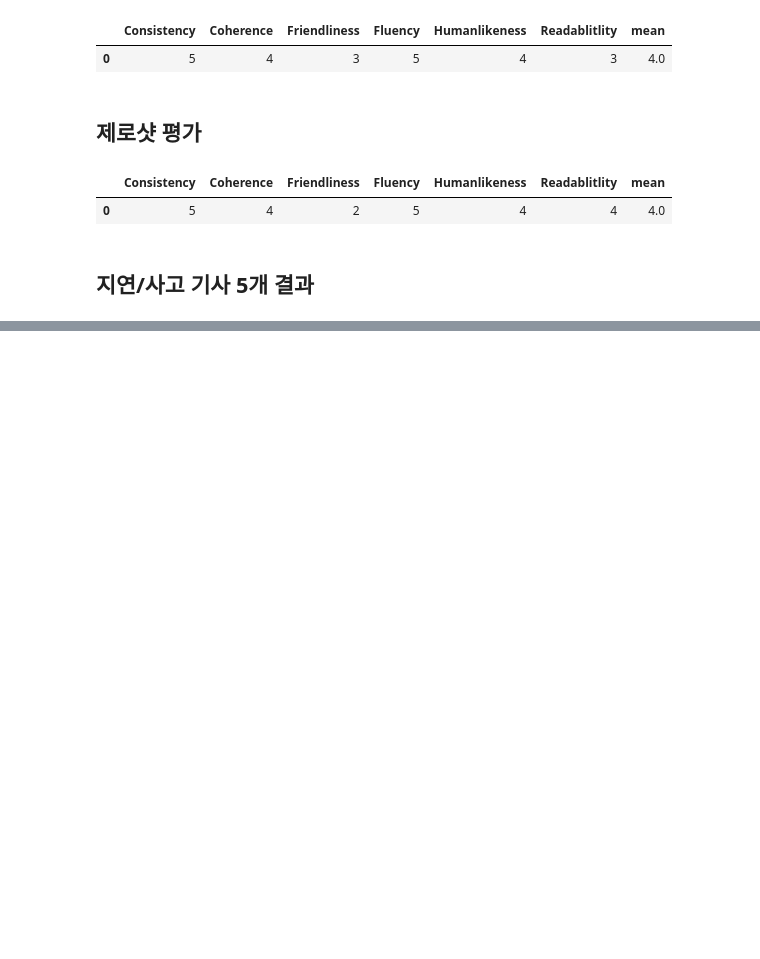
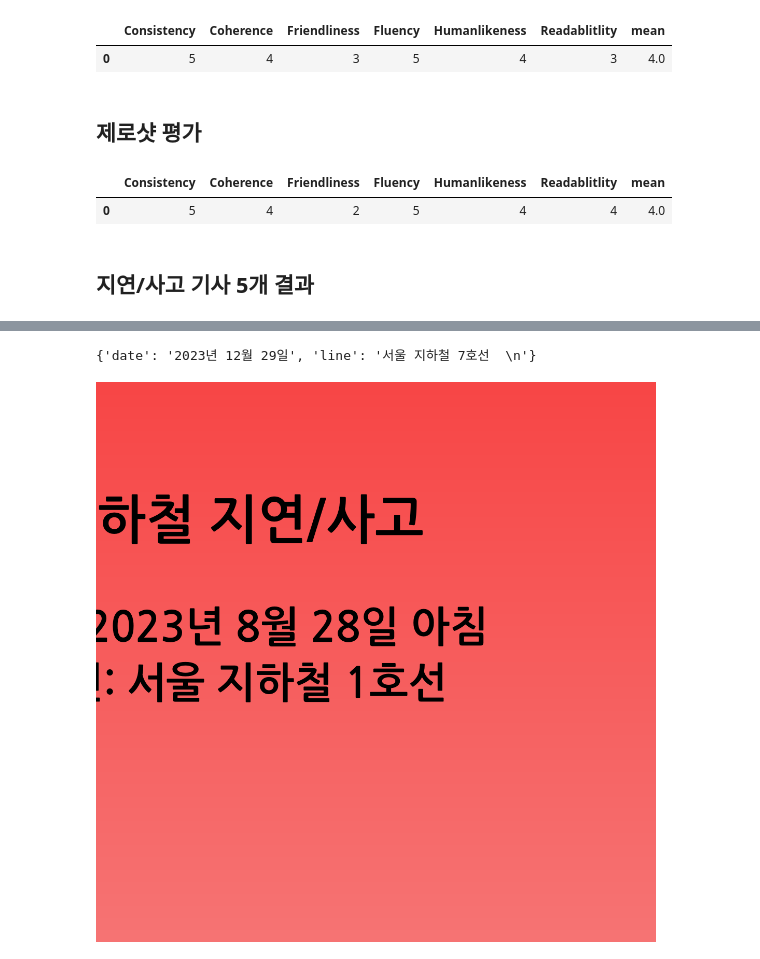
Before and after one commit to Subworkers/ojitong, a Jupyter notebook: data/Template based /Template based_01.ipynb, the cells around one changed output, grey strips where cells are left out. Saved outputs shown, nothing was run; the diff lists cells and outputs as text; code cells hidden in the pictures; blank space fills up the shorter version.

Commit message:
add image

```diff
--- a/data/Template based /Template based_01.ipynb
+++ b/data/Template based /Template based_01.ipynb
@@ -556,0 +642,60 @@ df.to_csv("./delayresult.csv")
+# %%
+# 지연 정보를 딕셔너리로 저장
+incident_info = {
+    "date": date_match.group(1) if date_match else "날짜 정보 없음",
+    "line": line_match.group(1) if line_match else "노선 정보 없음"
+}
+
+incident_info
+# %% [output]
+{'date': '2023년 12월 29일', 'line': '서울 지하철 7호선  \n'}
+# %%
+from PIL import Image, ImageDraw, ImageFont
+
+# 이미지와 텍스트 관련 설정
+width, height = 1080, 1080
+image = Image.new("RGB", (width, height), "white")
+draw = ImageDraw.Draw(image)
+
+# 그라데이션 배경 설정
+def apply_gradient():
+    start_color = (248, 70, 70)
+    end_color = (246, 116, 116)
+    for y in range(height):
+        r = start_color[0] + (end_color[0] - start_color[0]) * y // height
+        g = start_color[1] + (end_color[1] - start_color[1]) * y // height
+        b = start_color[2] + (end_color[2] - start_color[2]) * y // height
+        draw.line([(0, y), (width, y)], fill=(r, g, b))
+
+apply_gradient()
+
+# 폰트 설정
+font_path = "NanumGothicBold.otf"
+title_font = ImageFont.truetype(font_path, 100)
+content_font = ImageFont.truetype(font_path, 80)
+
+'''
+# 텍스트 추가
+def draw_text(x, y, text, font, fill="white"):
+    text_width, text_height = draw.textbbox(text, font=font)
+    draw.text((x - text_width / 2, y), text, font=font, fill=fill)
+'''
+
+# 텍스트 그리는 함수
+def draw_text(x, y, text, font, fill="black"):
+    # textbbox를 사용하여 텍스트 크기 측정
+    text_width, text_height = draw.textbbox((x, y), text, font=font)[2:]
+    # 텍스트 그리기, x 위치 조정
+    draw.text((x - text_width / 2, y), text, font=font, fill=fill)
+
+# 제목과 내용 텍스트 위치
+draw_text(width / 2, height * 0.2, "지하철 지연/사고", title_font)
+draw_text(width / 2, height * 0.4, f"일시: {incident_info['date']}", content_font)
+draw_text(width / 2, height * 0.5, f"노선: {incident_info['line']}", content_font)
+
+
+# 이미지 저장 및 보기
+image.save("subway_incident_info.png")
+image.show()
+# %% [output]
+[figure, added]
```
Also changed, not shown: parts of 5 cells of this notebook, 5 other files.
